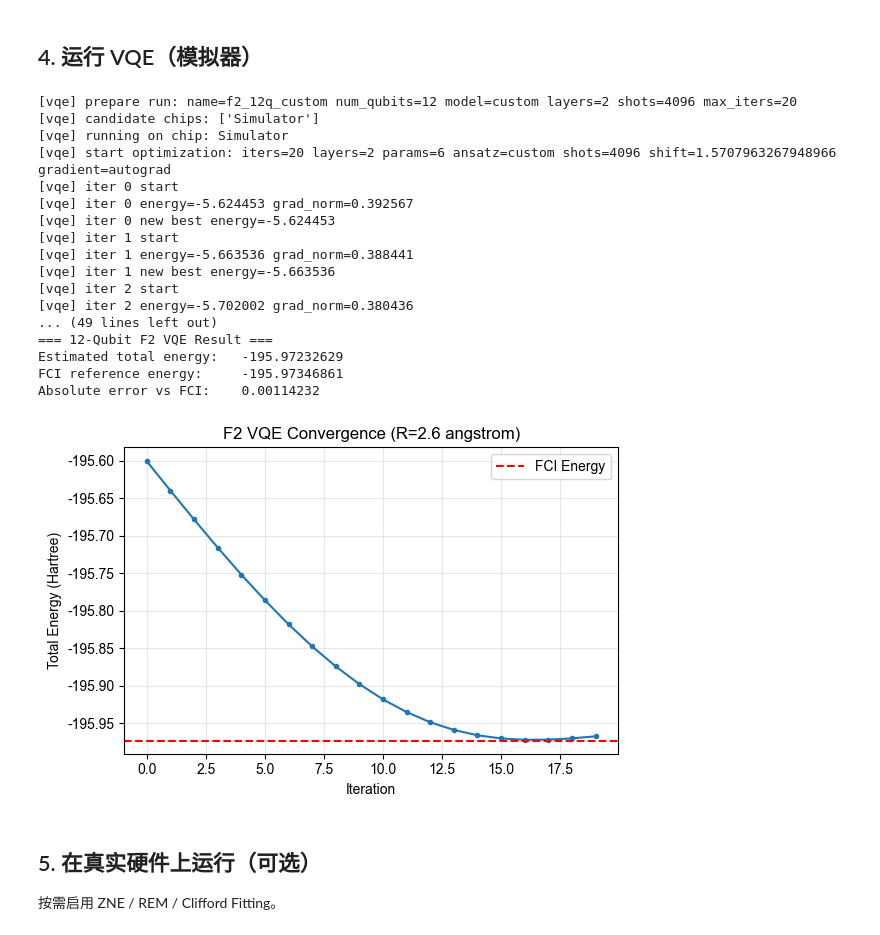
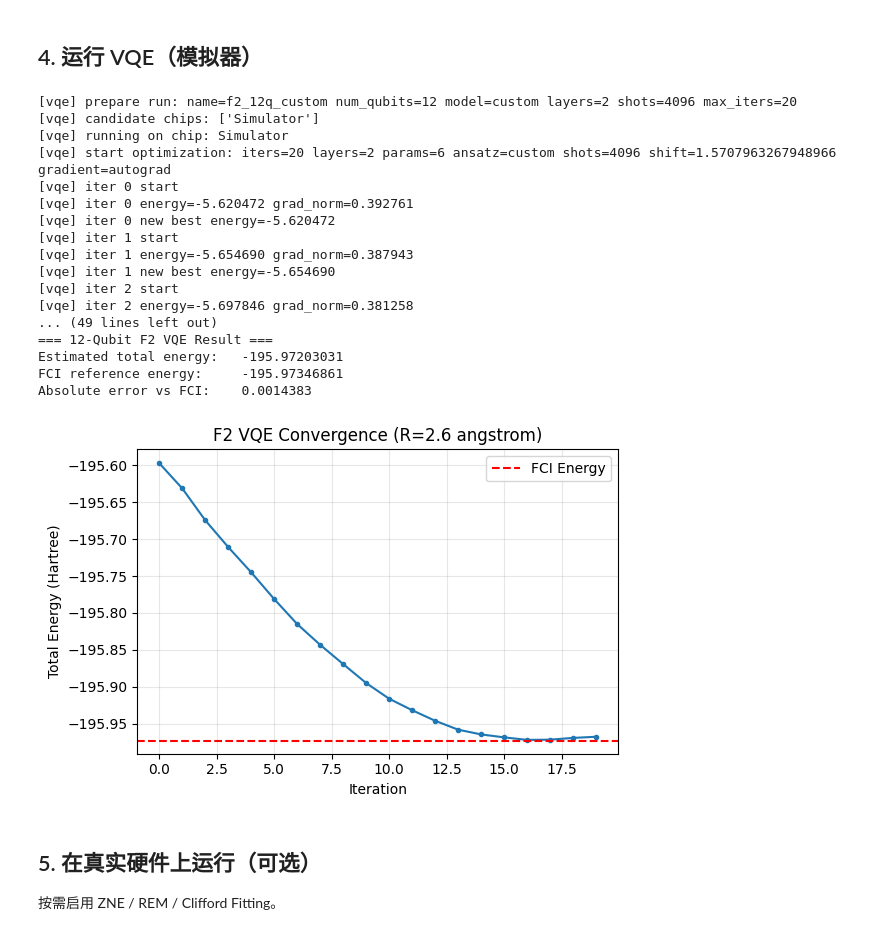
Before and after one commit to FieldQuantum/fieldqkit, a Jupyter notebook: examples/demo_vqe_f2_12q.ipynb, the cells around one changed output. Drawn from its saved outputs; the diff is of its cells as text; code cells hidden in the pictures.

```diff
--- a/examples/demo_vqe_f2_12q.ipynb
+++ b/examples/demo_vqe_f2_12q.ipynb
@@ -148,7 +148,7 @@ kwargs = {
     'ansatz': 'custom',
     'custom_ansatz_circuit': custom_ansatz_qc,
     'prefer_chips': cfg['prefer_chips'],
-    'init_params': [0.0] * len(symbolic_params),
+    'init_params': [0.01] * len(symbolic_params),
 }
 
 res = runner.run_model(**kwargs)
@@ -156,41 +156,41 @@ e_total = f2_constant + res.best_energy
 abs_error_fci = abs(e_total - fci_energy)
 
 print('=== 12-Qubit F2 VQE Result ===')
 print('Estimated total energy:  ', round(e_total, 8))
 print('FCI reference energy:    ', round(fci_energy, 8))
 print('Absolute error vs FCI:   ', round(abs_error_fci, 8))
 
 import matplotlib.pyplot as plt
 import numpy as np
 plt.figure(figsize=(6, 4))
 plt.plot(np.array(res.energy_history) + f2_constant, marker='o', ms=3)
 plt.axhline(fci_energy, color='red', linestyle='--', label='FCI Energy')
 plt.legend()
 plt.xlabel('Iteration')
 plt.ylabel('Total Energy (Hartree)')
 plt.title(f'F2 VQE Convergence (R={R} {R_UNIT})')
 plt.grid(alpha=0.3)
 plt.tight_layout()
 plt.show()
 # %% [output]
 [vqe] prepare run: name=f2_12q_custom num_qubits=12 model=custom layers=2 shots=4096 max_iters=20
 [vqe] candidate chips: ['Simulator']
 [vqe] running on chip: Simulator
 [vqe] start optimization: iters=20 layers=2 params=6 ansatz=custom shots=4096 shift=1.5707963267948966 gradient=autograd
 [vqe] iter 0 start
-[vqe] iter 0 energy=-5.624453 grad_norm=0.392567
-[vqe] iter 0 new best energy=-5.624453
+[vqe] iter 0 energy=-5.620472 grad_norm=0.392761
+[vqe] iter 0 new best energy=-5.620472
 [vqe] iter 1 start
-[vqe] iter 1 energy=-5.663536 grad_norm=0.388441
-[vqe] iter 1 new best energy=-5.663536
+[vqe] iter 1 energy=-5.654690 grad_norm=0.387943
+[vqe] iter 1 new best energy=-5.654690
 [vqe] iter 2 start
-[vqe] iter 2 energy=-5.702002 grad_norm=0.380436
+[vqe] iter 2 energy=-5.697846 grad_norm=0.381258
 ... (49 lines left out)
 === 12-Qubit F2 VQE Result ===
-Estimated total energy:   -195.97232629
+Estimated total energy:   -195.97203031
 FCI reference energy:     -195.97346861
-Absolute error vs FCI:    0.00114232
+Absolute error vs FCI:    0.0014383
-[figure, old version]
+[figure, new version]
 # %% [markdown]
 ## 5. 在真实硬件上运行（可选）
 按需启用 ZNE / REM / Clifford Fitting。
```
Also changed, not shown: parts of 3 cells of this notebook, 11 other files.
